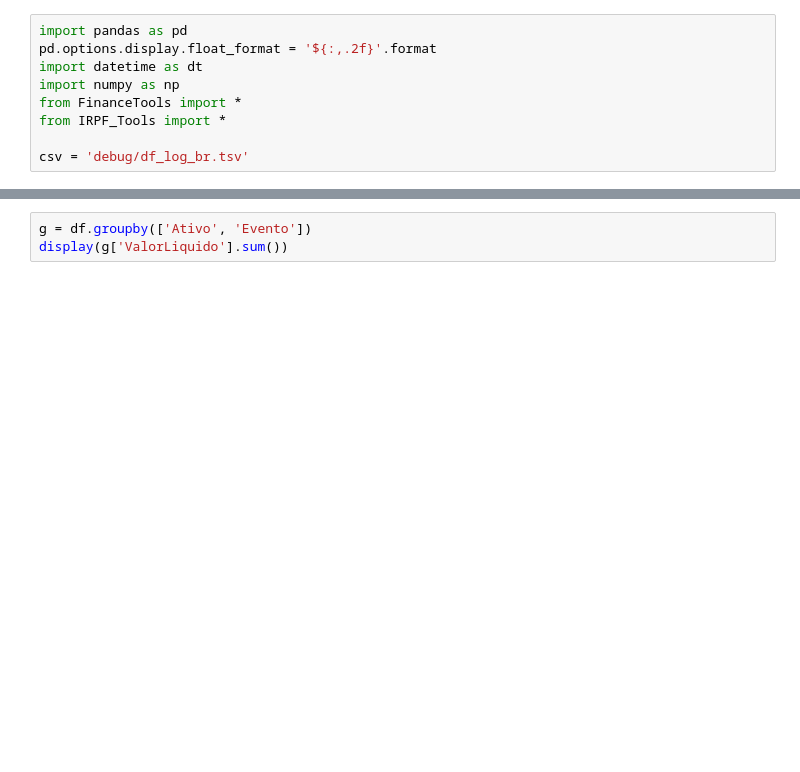
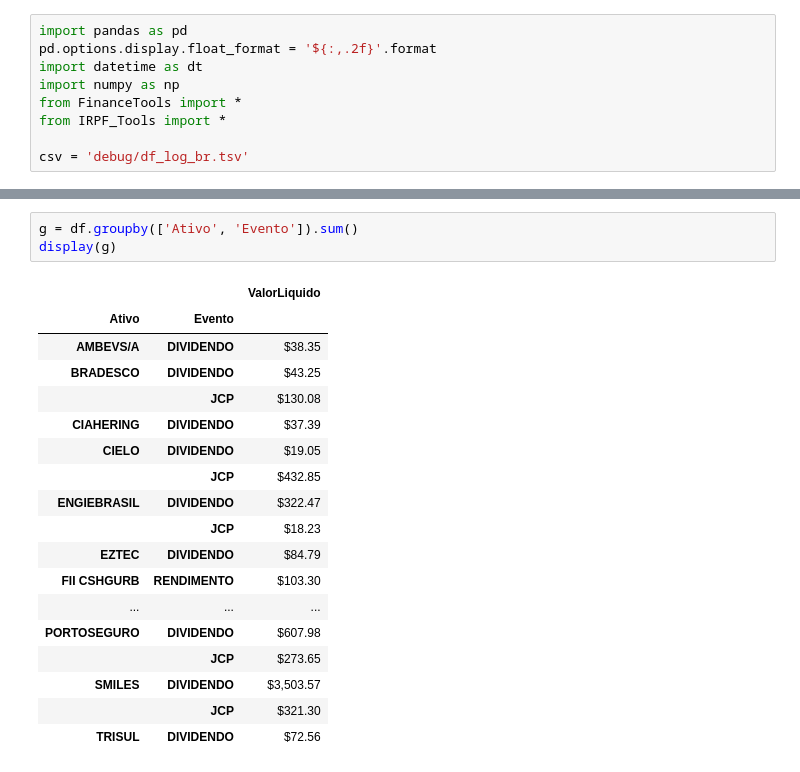
Before and after one commit to engdoreis/Finances, a Jupyter notebook: IRPF.ipynb, the cells around one changed output, grey strips where cells are left out. Saved outputs shown, nothing was run; the diff lists cells and outputs as text; blank space fills up the shorter version.

```diff
--- a/IRPF.ipynb
+++ b/IRPF.ipynb
@@ -33,6 +127,25 @@ display(df)
 # %%
-g = df.groupby(['Ativo', 'Evento'])
-display(g['ValorLiquido'].sum())
+g = df.groupby(['Ativo', 'Evento']).sum()
+display(g)
+# %% [output]
+|  |  | ValorLiquido |
+| Ativo | Evento |  |
+| AMBEVS/A | DIVIDENDO | $38.35 |
+| BRADESCO | DIVIDENDO | $43.25 |
+|  | JCP | $130.08 |
+| CIAHERING | DIVIDENDO | $37.39 |
+| CIELO | DIVIDENDO | $19.05 |
+|  | JCP | $432.85 |
+| ENGIEBRASIL | DIVIDENDO | $322.47 |
+|  | JCP | $18.23 |
+| EZTEC | DIVIDENDO | $84.79 |
+| FII CSHGURB | RENDIMENTO | $103.30 |
+| ... | ... | ... |
+| PORTOSEGURO | DIVIDENDO | $607.98 |
+|  | JCP | $273.65 |
+| SMILES | DIVIDENDO | $3,503.57 |
+|  | JCP | $321.30 |
+| TRISUL | DIVIDENDO | $72.56 |
 # %%
 tx = Taxation(csv)
 tx.Process('Ação')
```
Also changed, not shown: parts of 8 cells of this notebook, 12 other files.
